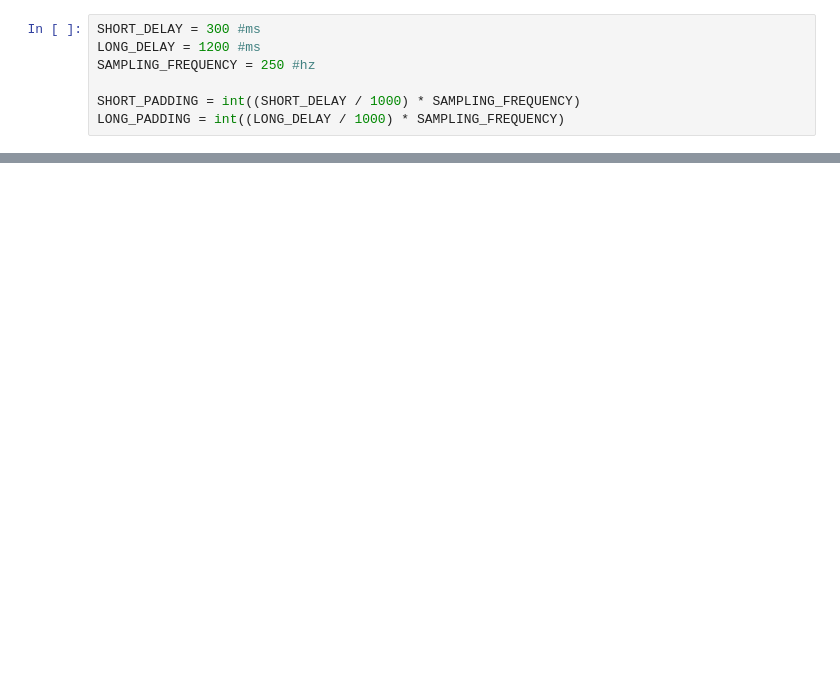
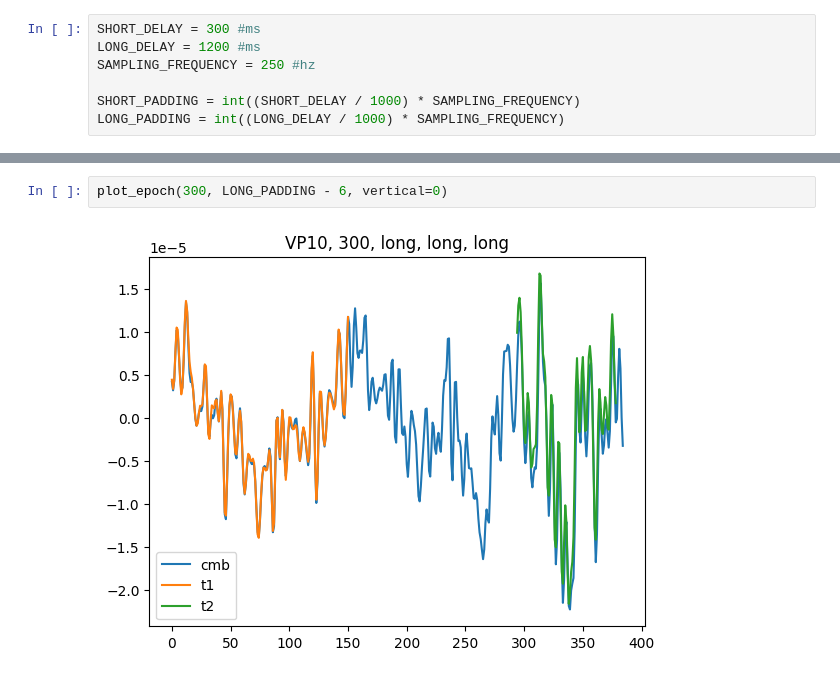
Before and after one commit to rickdott/prp, a Jupyter notebook: notebooks/delay_analysis.ipynb, the cells around one changed output, grey strips where cells are left out. Saved outputs shown, nothing was run; the diff lists cells and outputs as text; blank space fills up the shorter version.

```diff
--- a/notebooks/delay_analysis.ipynb
+++ b/notebooks/delay_analysis.ipynb
@@ -63,0 +87,4 @@ plot_epoch(75, SHORT_PADDING - 6, vertical=-0.0000070)
+# %%
+plot_epoch(300, LONG_PADDING - 6, vertical=0)
+# %% [output]
+[figure, added]
```
Also changed, not shown: parts of 12 cells of this notebook, 3 other files.
